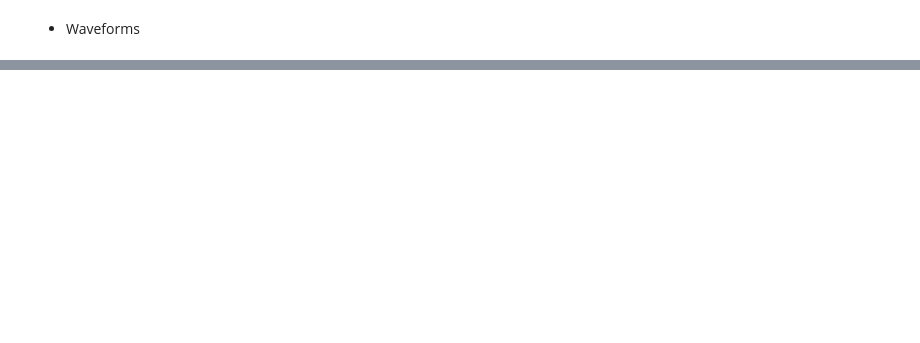
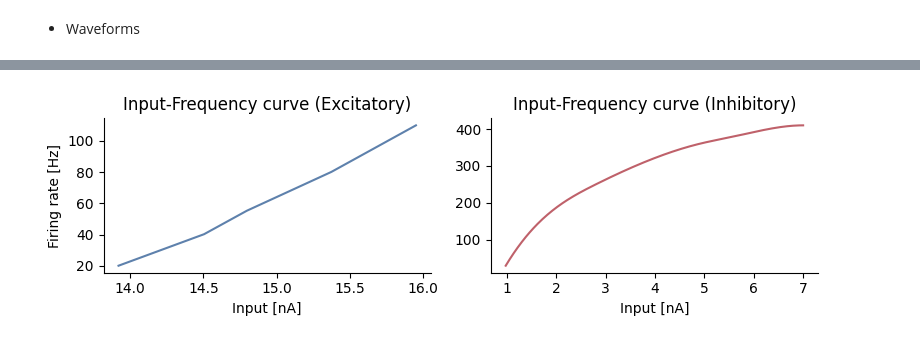
Before and after one commit to algarianna/RT-HippoNeuroStim, a Jupyter notebook: sw/host/main.ipynb, the cells around one changed output, grey strips where cells are left out. Drawn from its saved outputs; the diff is of its cells as text; code cells hidden in the pictures; blank space fills up the shorter version.

```diff
--- a/sw/host/main.ipynb
+++ b/sw/host/main.ipynb
@@ -206,0 +335,79 @@ draw_waves(DIRPATH, WAVE_LIST, PLOT_TIME_S, SEL_NRN)
+# %%
+import numpy as np
+import matplotlib.pyplot as plt
+import matplotlib.legend as mlegend
+from scipy.interpolate import make_interp_spline
+
+def get_legend_handles_labels(self, legend_handler_map=None):
+    """
+    Return handles and labels for legend
+
+    ``ax.legend()`` is equivalent to ::
+
+        h, l = ax.get_legend_handles_labels()
+        ax.legend(h, l)
+    """
+    # pass through to legend.
+    handles, labels = mlegend._get_legend_handles_labels(
+        [self], legend_handler_map)
+    return handles, labels
+
+#FS
+i_i = np.array([ 0.007, 0.01,   0.02,   0.035, 0.04, 0.045, 0.05])*14e-5*1e6 # 14e-5 cm^2 is the FS surface area  1e6 to convert from mA to nA
+f_i = np.array([30,     110,    250,    360, 380, 400, 410])
+
+#RS after adaptation
+# i_e = np.array([ 0.048, 0.049, 0.05, 0.051, 0.053,  0.055])*29e-5*1e6 #, 0.06, 0.07   29e-5 cm^2 is the RS surface area  1e6 to convert from mA to nA
+# f_e = np.array([ 20,   30,   40,    55,  80 ,   110]) #,   180,  280
+
+# RS before adaptation
+i_e = np.array([ 0.048, 0.049, 0.05, 0.051, 0.053,  0.055])*29e-5*1e6 #, 0.06, 0.07   29e-5 cm^2 is the RS surface area  1e6 to convert from mA to nA
+f_e = np.array([ 5000,   30,   40,    55,  80 ,   110]) #,   180,  280
+
+
+# Inhibitory interpolation
+i_i_new = np.linspace(i_i.min(), i_i.max(), 300)  # Genera nuovi punti i_i per una curva più liscia
+spl = make_interp_spline(i_i, f_i, k=3)  # k=3 per spline cubica
+f_i_smooth = spl(i_i_new)
+
+# Excitatory interpolation
+i_e_new = np.linspace(i_e.min(), i_e.max(), 300)  # Genera nuovi punti i_i per una curva più liscia
+spl = make_interp_spline(i_e, f_e, k=1)  # k=3 per spline cubica
+f_e_smooth = spl(i_e_new)
+
+fig, axes = plt.subplots(1, 2, figsize=(8, 2.5))
+c_inh = '#bf616a'
+c_exc = '#5e81ac'
+
+# Excitatory plot
+# axes[0].plot(i_e, f_i, 'o', label='Dati originali')
+axes[0].plot(i_e_new, f_e_smooth, c_exc, label='Excitatory')
+axes[0].set_xlabel('Input [nA]')
+axes[0].set_ylabel('Firing rate [Hz]')
+axes[0].set_title('Input-Frequency curve (Excitatory)')
+# axes[0].legend()
+axes[0].spines['top'].set_visible(False)
+axes[0].spines['right'].set_visible(False)
+#axes[0].grid(True)
+
+# Inhibitory plot
+# axes[1].plot(x, y, 'o', label='Dati originali')
+axes[1].plot(i_i_new, f_i_smooth, c_inh, label='Inhibitory')
+axes[1].set_xlabel('Input [nA]')
+# axes[1].set_ylabel('Firing rate [Hz]')
+axes[1].set_title('Input-Frequency curve (Inhibitory)')
+# axes[1].legend()
+axes[1].spines['top'].set_visible(False)
+axes[1].spines['right'].set_visible(False)
+#axes[1].grid(True)
+
+# Legends
+# lines_labels = [get_legend_handles_labels() for ax in [axes[0], axes[1]]]
+# lines, labels = [sum(lol, []) for lol in zip(*lines_labels)]
+# axes[0].legend(lines, labels, loc='upper left')
+
+# Mostrare il grafico
+plt.tight_layout()
+plt.show()
+# %% [output]
+[figure, added]
```
Also changed, not shown: parts of 14 cells of this notebook.
